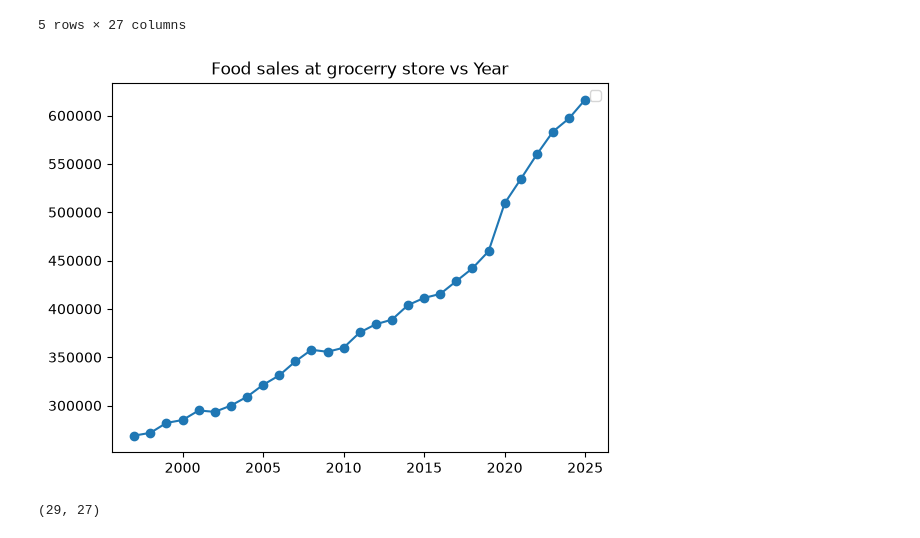
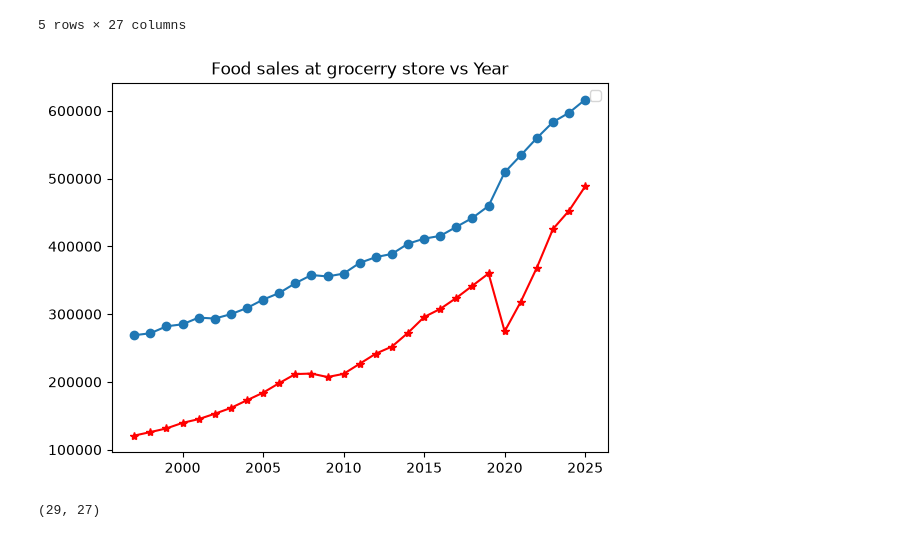
Before and after one commit to kebron21/CMSC320_CP1, a Jupyter notebook: checkpoint2.ipynb, the cells around one changed output. Drawn from its saved outputs; the diff is of its cells as text; code cells hidden in the pictures.

```diff
--- a/checkpoint2.ipynb
+++ b/checkpoint2.ipynb
@@ -15,14 +16,15 @@ df.head()
 5 rows × 27 columns
 # %%
 plt.plot(df["Year"], df["Food sales at grocery stores with taxes and tips (millions of nominal U.S. dollars)"], marker = "o")
+plt.plot(df["Year"], df["Food sales at full-service restaurants with taxes and tips (millions of nominal U.S. dollars)"], marker = "*", color = "red")
 plt.xlabel = "Year"
 plt.ylabel = "Food sales at grocery stores with taxes and tips (millions of nominal U.S. dollars)"
 plt.title("Food sales at grocerry store vs Year")
 
 plt.legend()
 plt.show()
 # %% [output]
-[figure, old version]
+[figure, new version]
 # %%
 df.shape
 # %% [output]
```
Also changed, not shown: parts of 3 cells of this notebook.
